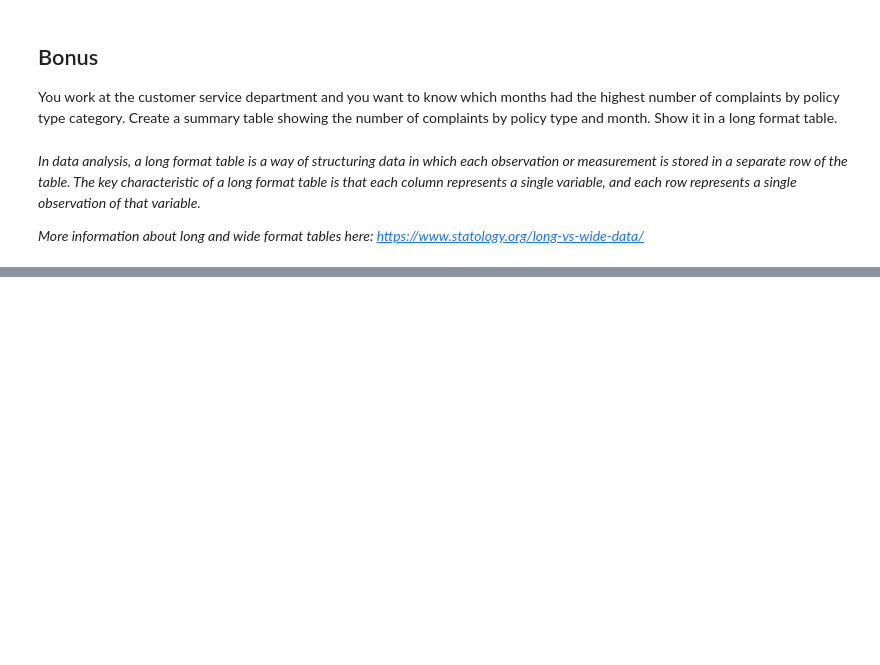
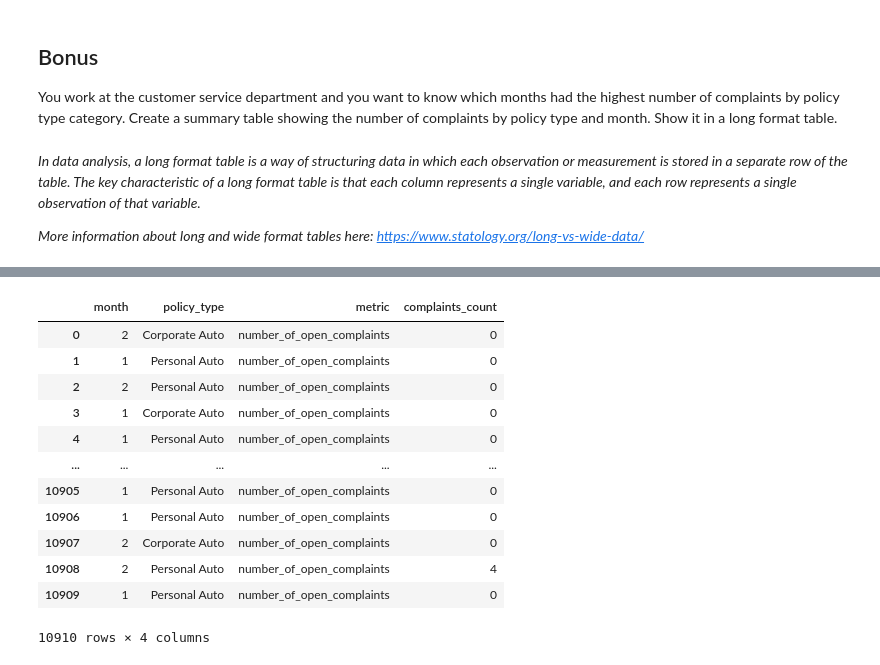
Before and after one commit to jlimb001/lab-dw-data-structuring-and-combining, a Jupyter notebook: lab-dw-data-structuring-and-combining.ipynb, the cells around one changed output, grey strips where cells are left out. Drawn from its saved outputs; the diff is of its cells as text; code cells hidden in the pictures; blank space fills up the shorter version.

```diff
--- a/lab-dw-data-structuring-and-combining.ipynb
+++ b/lab-dw-data-structuring-and-combining.ipynb
@@ -924,0 +933,5 @@ Show it in a long format table.
+# %%
+marketing_data_df['effective_to_date'] = pd.to_datetime(marketing_data_df['effective_to_date'], format="mixed")
+
+# Verifing the dtype
+display(marketing_data_df["effective_to_date"])
@@ -924,0 +951,4 @@ Show it in a long format table.
+# %%
+# Extracting the months
+marketing_data_df['Month'] = marketing_data_df['effective_to_date'].dt.month
+marketing_data_df[["Month"]].sort_index(ascending=True)
@@ -924,0 +969,18 @@ Show it in a long format table.
+# %%
+# Creating format table for complaints per month
+complaint_summary_table = pd.melt(marketing_data_df, id_vars=['month', 'policy_type'], value_vars = 'number_of_open_complaints', var_name='metric', value_name='complaints_count')
+complaint_summary_table
+# %% [output]
+|  | month | policy_type | metric | complaints_count |
+| 0 | 2 | Corporate Auto | number_of_open_complaints | 0 |
+| 1 | 1 | Personal Auto | number_of_open_complaints | 0 |
+| 2 | 2 | Personal Auto | number_of_open_complaints | 0 |
+| 3 | 1 | Corporate Auto | number_of_open_complaints | 0 |
+| 4 | 1 | Personal Auto | number_of_open_complaints | 0 |
+| ... | ... | ... | ... | ... |
+| 10905 | 1 | Personal Auto | number_of_open_complaints | 0 |
+| 10906 | 1 | Personal Auto | number_of_open_complaints | 0 |
+| 10907 | 2 | Corporate Auto | number_of_open_complaints | 0 |
+| 10908 | 2 | Personal Auto | number_of_open_complaints | 4 |
+| 10909 | 1 | Personal Auto | number_of_open_complaints | 0 |
+10910 rows × 4 columns
```
Also changed, not shown: parts of 4 cells of this notebook.
